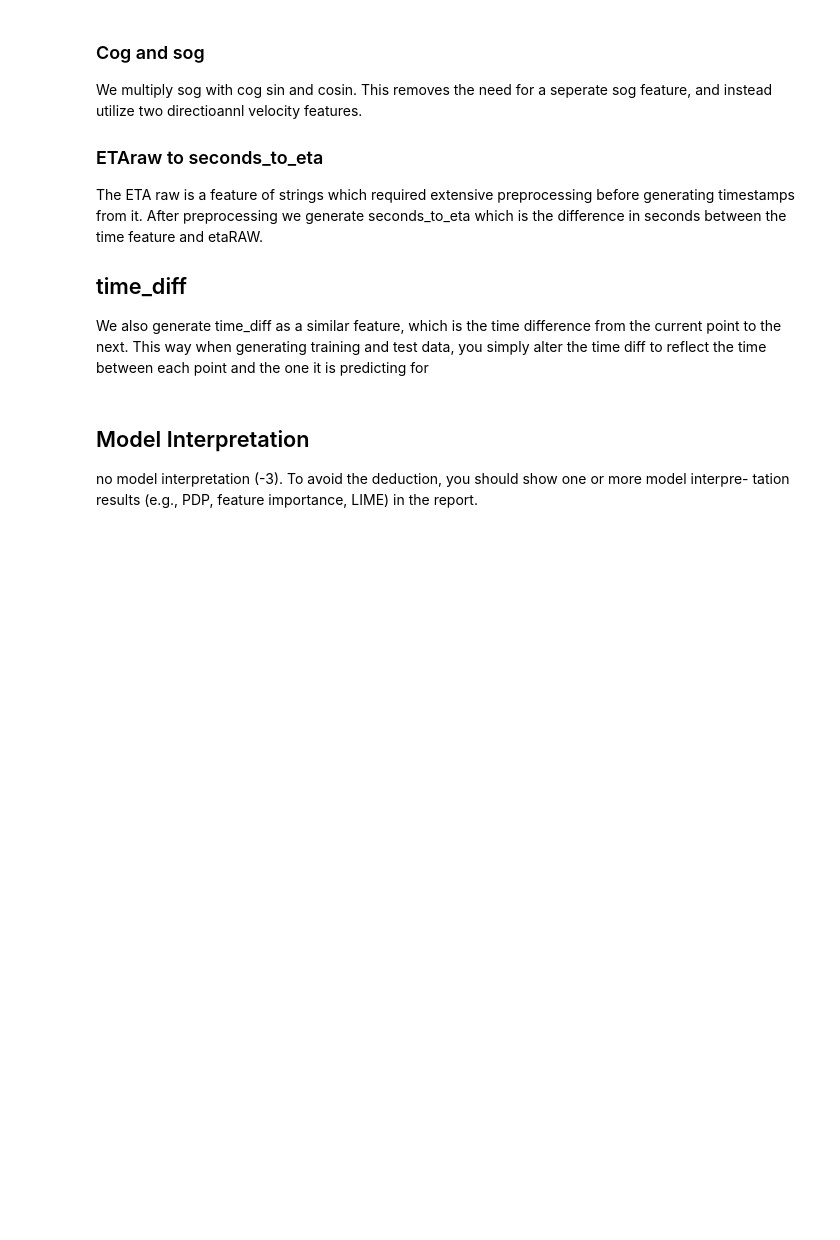
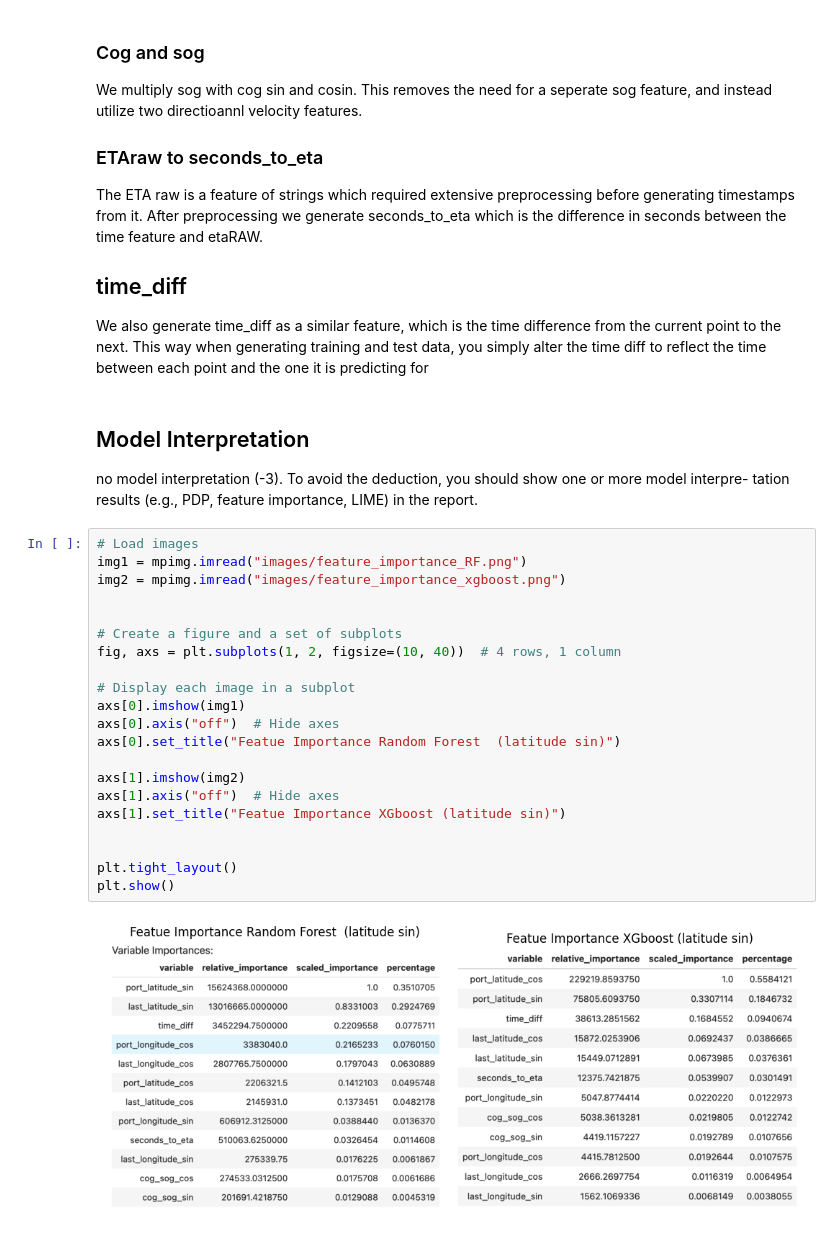
Before and after one commit to iverri/ML-Group-Project, a Jupyter notebook: Deliverables/report.ipynb, the cells around one changed output. Cells and saved outputs as stored; diff of their text form; blank space fills up the shorter version.

```diff
--- a/Deliverables/report.ipynb
+++ b/Deliverables/report.ipynb
@@ -183,3 +183,26 @@ We also generate time_diff as a similar feature, which is the time difference fr
 ## Model Interpretation
 
 no model interpretation (-3). To avoid the deduction, you should show one or more model interpre- tation results (e.g., PDP, feature importance, LIME) in the report.
+# %%
+# Load images
+img1 = mpimg.imread("images/feature_importance_RF.png")
+img2 = mpimg.imread("images/feature_importance_xgboost.png")
+
+
+# Create a figure and a set of subplots
+fig, axs = plt.subplots(1, 2, figsize=(10, 40))  # 4 rows, 1 column
+
+# Display each image in a subplot
+axs[0].imshow(img1)
+axs[0].axis("off")  # Hide axes
+axs[0].set_title("Featue Importance Random Forest  (latitude sin)")
+
+axs[1].imshow(img2)
+axs[1].axis("off")  # Hide axes
+axs[1].set_title("Featue Importance XGboost (latitude sin)")
+
+
+plt.tight_layout()
+plt.show()
+# %% [output]
+[figure, added]
```
Also changed, not shown: parts of 1 cell of this notebook, 2 other files.
